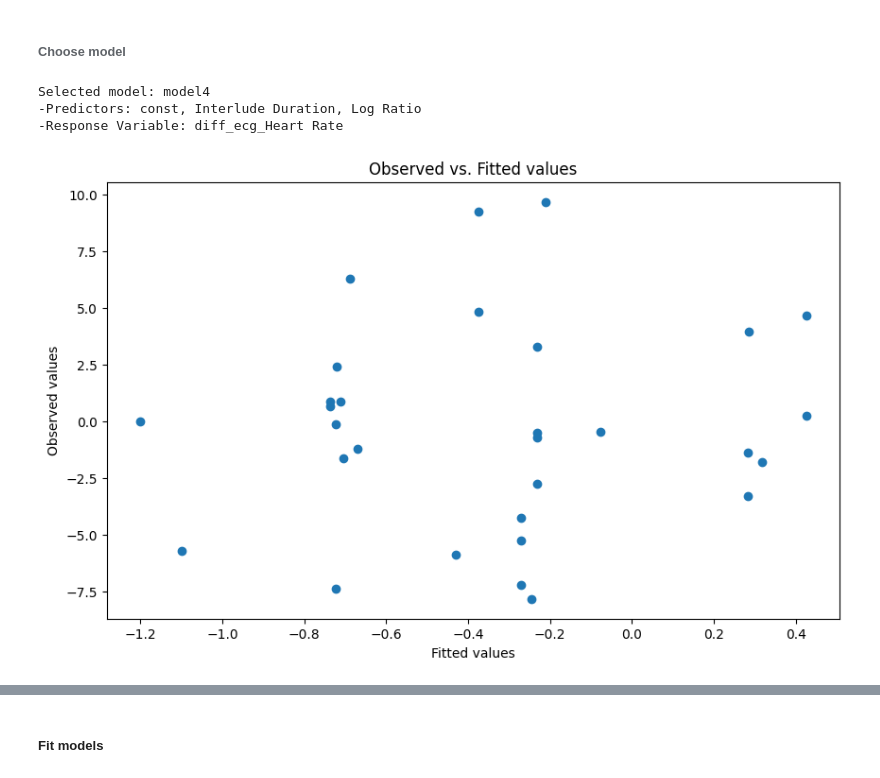
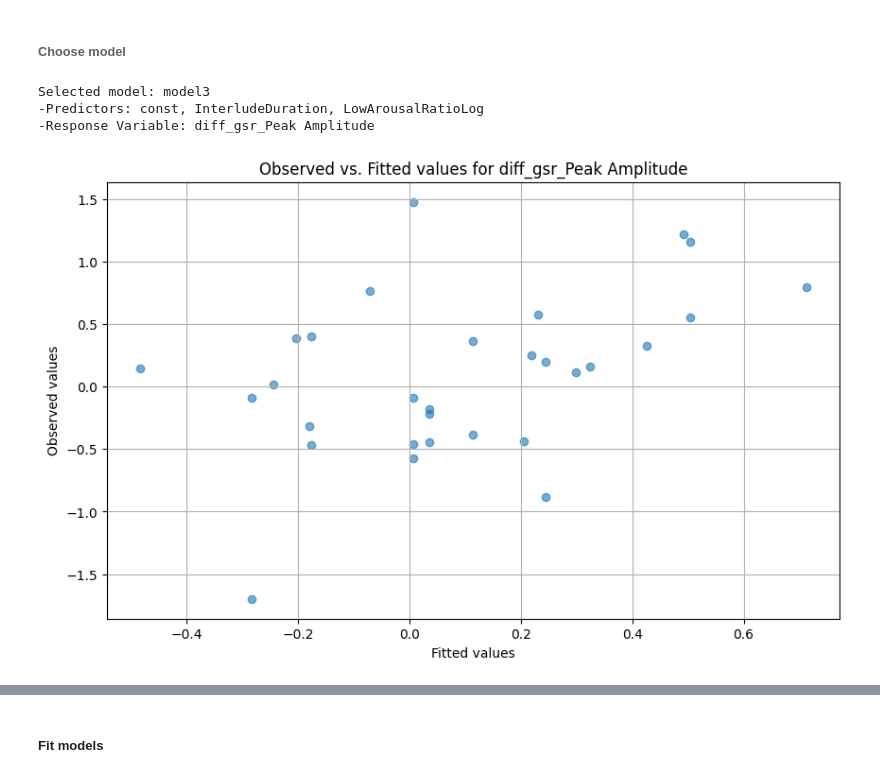
Before and after one commit to ChristosP1/CASE_project, a Jupyter notebook: FINAL_full_analysis_notebook.ipynb, the cells around one changed output, grey strips where cells are left out. Drawn from its saved outputs; the diff is of its cells as text; code cells hidden in the pictures.

```diff
--- a/FINAL_full_analysis_notebook.ipynb
+++ b/FINAL_full_analysis_notebook.ipynb
@@ -905,7 +855,8 @@ print(f'iv_dv_clean CSV saved to {output_path}')
 # %% [markdown]
 ### Correlation
 # %%
-data_path = "iv_dv_data.csv"
+# Load dataset
+data_path = "preprocessed_data/iv_dv_data.csv"
 data = load_csv_data(data_path)
 data.head()
 # %% [output]
@@ -919,5 +870,6 @@ data.head()
 # %%
-relevant_columns = ['Interlude Duration', 'Log Ratio', 'diff_ecg_Mean RR Interval', 'diff_ecg_Heart Rate', 'diff_ecg_HRV SDNN', 'diff_gsr_Peak Amplitude', 'diff_gsr_SCR', 'diff_gsr_SCL']
+# Keep only relevant columns (differences)
+relevant_columns = ['InterludeDuration', 'LowArousalRatioLog', 'diff_ecg_Mean RR Interval', 'diff_ecg_Heart Rate', 'diff_ecg_HRV SDNN', 'diff_gsr_Peak Amplitude', 'diff_gsr_SCR', 'diff_gsr_SCL']
 data = data[relevant_columns]
 data.head()
 # %% [output]
@@ -955,12 +907,12 @@ correlation_matrix
 ###### Set up
 # %%
 # Define predictors and response variables
-X = data[['Interlude Duration', 'Log Ratio']]
+X = data[['InterludeDuration', 'LowArousalRatioLog']]
 y_vars = ['diff_ecg_Mean RR Interval', 'diff_ecg_Heart Rate', 'diff_gsr_Peak Amplitude', 'diff_gsr_SCL']
 
 # Define model with interaction term
 X_w_interaction = X.copy()
-X_w_interaction['Interaction'] = X_w_interaction['Interlude Duration'] * X_w_interaction['Log Ratio']
+X_w_interaction['Interaction'] = X_w_interaction['InterludeDuration'] * X_w_interaction['LowArousalRatioLog']
 
 # Add constant to the predictors
 X = sm.add_constant(X)
@@ -970,8 +922,8 @@ X_w_interaction = sm.add_constant(X_w_interaction)
 models = {}
 
 for i, response_var in enumerate(y_vars, 1):
-    model_key = f'model{i}'
-    models[model_key] = {
+    model_name = f'model{i}'
+    models[model_name] = {
         'model_no_interaction': sm.OLS(data[response_var], X).fit(),
         'model_w_interaction': sm.OLS(data[response_var], X_w_interaction).fit(),
         'response_var': response_var
@@ -979,7 +931,7 @@ for i, response_var in enumerate(y_vars, 1):
 
 
 def derive_formula(model):
-    """ Derive linear formulat from model """
+    """ Derive linear formula from model """
     predictors = model.model.exog_names
     response = model.model.endog_names
     formula = f"{response} ~ " + " + ".join(predictors)
@@ -987,27 +939,28 @@ def derive_formula(model):
 # %% [markdown]
 ###### Choose model
 # %%
-model_name = "model2" # put model here... ('model1', 'model2', 'model3', 'model4')
+model_name = "model3" # put model here... ('model1', 'model2', 'model3', 'model4')
 # %%
 model_info = models[model_name]
 model = model_info['model_no_interaction']
 # print(model.summary())
 response_var = model_info['response_var']
-print(f"Selected model: {model_key}\n-Predictors: {', '.join(X.columns.tolist())}\n-Response Variable: {response_var}")
+print(f"Selected model: {model_name}\n-Predictors: {', '.join(X.columns.tolist())}\n-Response Variable: {response_var}")
 # %% [output]
-Selected model: model4
--Predictors: const, Interlude Duration, Log Ratio
--Response Variable: diff_ecg_Heart Rate
+Selected model: model3
+-Predictors: const, InterludeDuration, LowArousalRatioLog
+-Response Variable: diff_gsr_Peak Amplitude
 # %%
 # 1. Linearity: Plot observed vs. predicted values
 plt.figure(figsize=(10, 6))
-plt.scatter(model.fittedvalues, y[response_var])
+plt.scatter(model.fittedvalues, data[response_var], alpha=0.6)
 plt.xlabel('Fitted values')
 plt.ylabel('Observed values')
-plt.title('Observed vs. Fitted values')
+plt.title(f'Observed vs. Fitted values for {response_var}')
+plt.grid(True)
 plt.show()
 # %% [output]
-[figure, old version]
+[figure, new version]
 # %%
 # 2. Independence: Durbin-Watson test
 dw_test = sm.stats.durbin_watson(model.resid)
```
Also changed, not shown: parts of 54 cells of this notebook.
